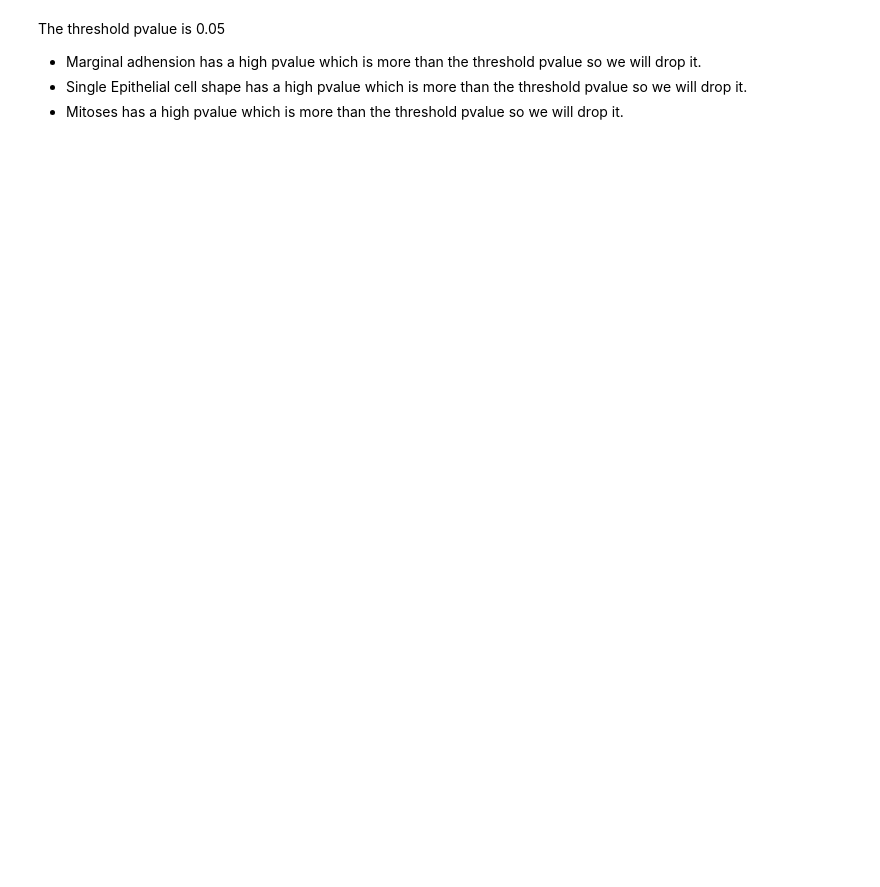
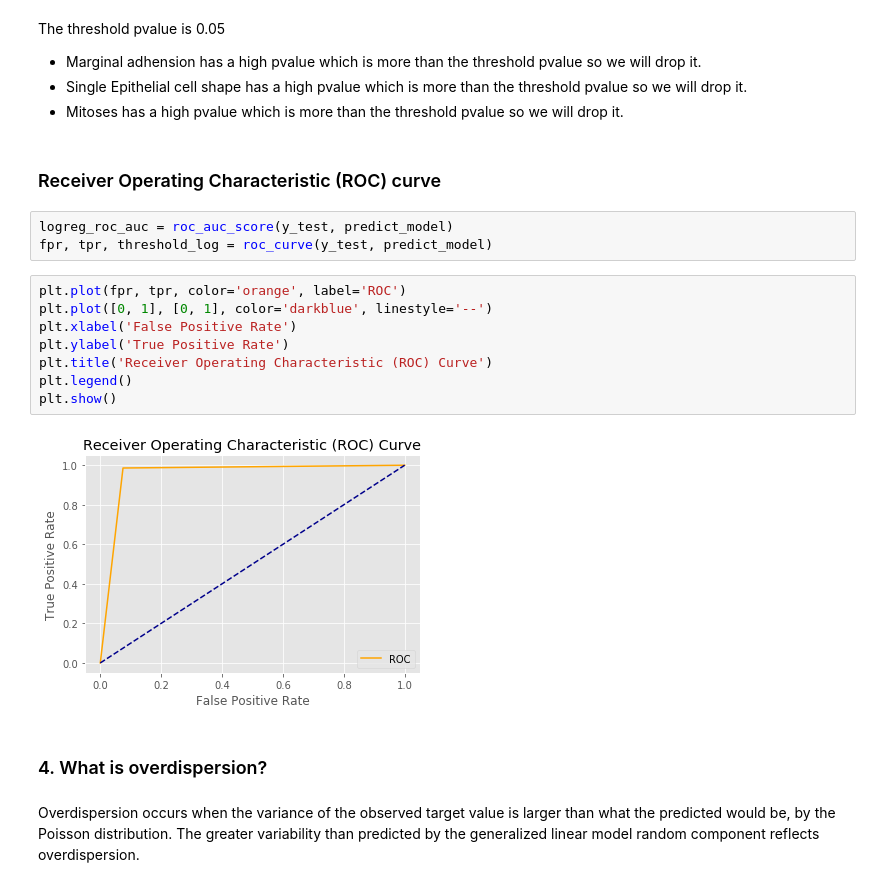
Before and after one commit to jbmasemza/predict_breast_cancer, a Jupyter notebook: breast_cancer_predictor.ipynb, the cells around one changed output. Drawn from its saved outputs; the diff is of its cells as text; blank space fills up the shorter version.

```diff
--- a/breast_cancer_predictor.ipynb
+++ b/breast_cancer_predictor.ipynb
@@ -229,3 +263,23 @@ The threshold pvalue is 0.05
 - Marginal adhension has a high pvalue which is more than the threshold pvalue so we will drop it.
 - Single Epithelial cell shape has a high pvalue which is more than the threshold pvalue so we will drop it.
 - Mitoses has a high pvalue which is more than the threshold pvalue so we will drop it.
+# %% [markdown]
+### Receiver Operating Characteristic (ROC) curve
+# %%
+logreg_roc_auc = roc_auc_score(y_test, predict_model)
+fpr, tpr, threshold_log = roc_curve(y_test, predict_model)
+# %%
+plt.plot(fpr, tpr, color='orange', label='ROC')
+plt.plot([0, 1], [0, 1], color='darkblue', linestyle='--')
+plt.xlabel('False Positive Rate')
+plt.ylabel('True Positive Rate')
+plt.title('Receiver Operating Characteristic (ROC) Curve')
+plt.legend()
+plt.show()
+# %% [output]
+[figure, added]
+# %% [markdown]
+
+### 4. What is overdispersion?
+# %% [markdown]
+Overdispersion occurs when the variance of the observed target value is larger than what the predicted would be, by the Poisson distribution. The greater variability than predicted by the generalized linear model random component reflects overdispersion.
```
Also changed, not shown: parts of 18 cells of this notebook.
